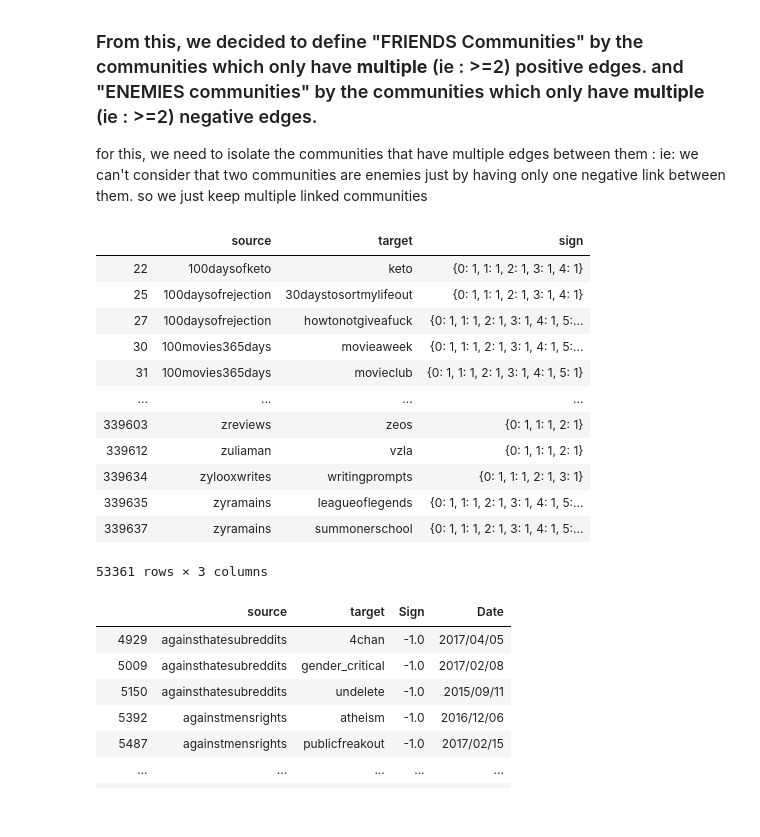
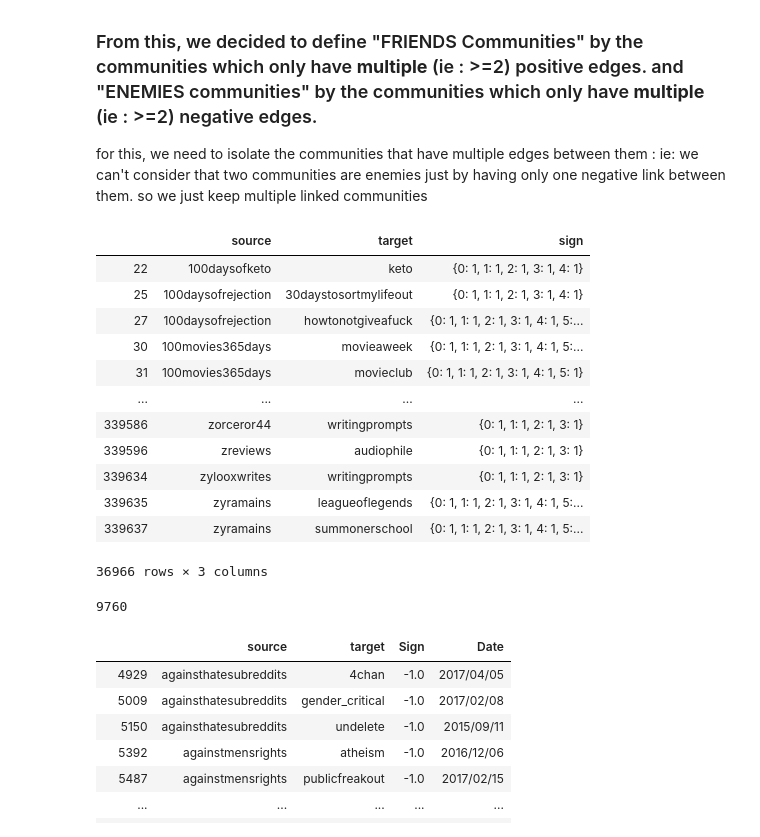
Before and after one commit to epfl-ada/ada-2020-project-milestone-p3-p3_wara9i, a Jupyter notebook: creative_extension.ipynb, the cells around one changed output. Drawn from its saved outputs; the diff is of its cells as text; code cells hidden in the pictures.

```diff
--- a/creative_extension.ipynb
+++ b/creative_extension.ipynb
@@ -284,25 +284,29 @@ data_dict_df = pd.DataFrame({"source":listed_source_dict,"target":listed_target_
 # %%
 indices =[]
 for i,elem in zip(range(len(data_dict_df.sign.values)),data_dict_df.sign.values):
-    if len(elem)>=3: indices.append(i)
+    if len(elem)>=4: indices.append(i)
 # %%
 data_multiple_edges = data_dict_df.loc[indices]
 # %%
-data_multiple_edges
+data_multiple_edges.re
 # %% [output]
 |  | source | target | sign |
 | 22 | 100daysofketo | keto | {0: 1, 1: 1, 2: 1, 3: 1, 4: 1} |
 | 25 | 100daysofrejection | 30daystosortmylifeout | {0: 1, 1: 1, 2: 1, 3: 1, 4: 1} |
 | 27 | 100daysofrejection | howtonotgiveafuck | {0: 1, 1: 1, 2: 1, 3: 1, 4: 1, 5:... |
 | 30 | 100movies365days | movieaweek | {0: 1, 1: 1, 2: 1, 3: 1, 4: 1, 5:... |
 | 31 | 100movies365days | movieclub | {0: 1, 1: 1, 2: 1, 3: 1, 4: 1, 5: 1} |
 | ... | ... | ... | ... |
-| 339603 | zreviews | zeos | {0: 1, 1: 1, 2: 1} |
-| 339612 | zuliaman | vzla | {0: 1, 1: 1, 2: 1} |
+| 339586 | zorceror44 | writingprompts | {0: 1, 1: 1, 2: 1, 3: 1} |
+| 339596 | zreviews | audiophile | {0: 1, 1: 1, 2: 1, 3: 1} |
 | 339634 | zylooxwrites | writingprompts | {0: 1, 1: 1, 2: 1, 3: 1} |
 | 339635 | zyramains | leagueoflegends | {0: 1, 1: 1, 2: 1, 3: 1, 4: 1, 5:... |
 | 339637 | zyramains | summonerschool | {0: 1, 1: 1, 2: 1, 3: 1, 4: 1, 5:... |
-53361 rows × 3 columns
+36966 rows × 3 columns
+# %%
+len(set(data_multiple_edges.source.unique()) or set(data_multiple_edges.target.unique()))
+# %% [output]
+9760
 # %%
 multiple_edges_meaned_data = data_mean.loc[indices].copy()
 # %%
```
Also changed, not shown: parts of 5 cells of this notebook, 6 other files.
